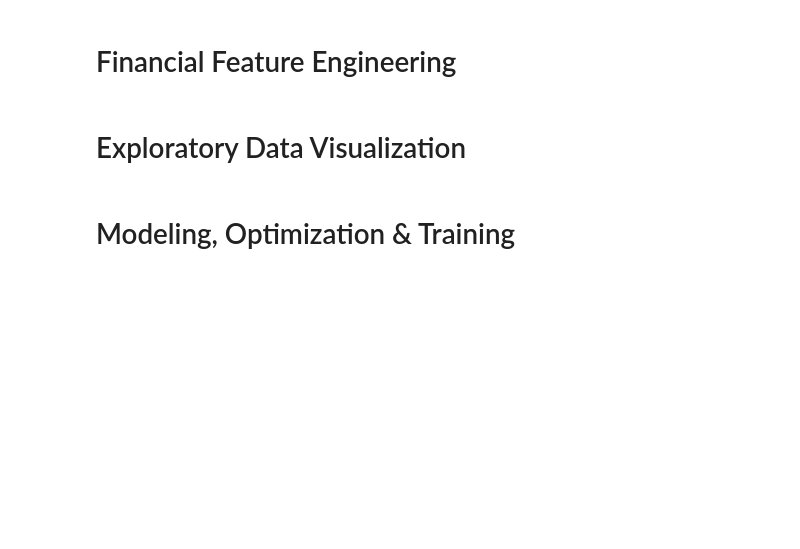
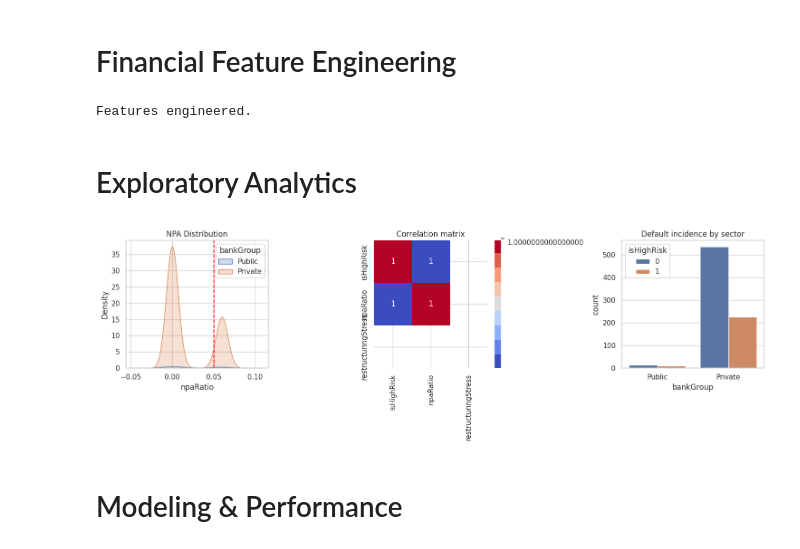
Before and after one commit to Radhika989/ANN_credit, a Jupyter notebook: loan_restructuring_cleaning.ipynb, the cells around one changed output. Cells and saved outputs as stored; diff of their text form; code cells hidden in the pictures; blank space fills up the shorter version.

```diff
--- a/loan_restructuring_cleaning.ipynb
+++ b/loan_restructuring_cleaning.ipynb
@@ -16,10 +16,11 @@ import matplotlib.pyplot as plt
 import seaborn as sns
 import optuna
 
-# Global styling for high-quality visuals
-sns.set_theme(style='whitegrid', context='notebook', palette='muted')
+# Styling for high-quality visuals
+sns.set_theme(style='whitegrid', context='notebook', palette='deep')
+plt.rcParams['figure.figsize'] = (10, 6)
 
-# File Paths for RBI datasets
+# File Paths
 file_3_5 = 'Table No 3.5 Population Group and Bank Group-wise Classification of Outstanding Credit of SCBs According to Occupation.xlsx'
 file_restructuring = '13.Loan Subjected to Restructuring and Corporate Debt Restructured.xlsx'
 file_npa = '_6.Movement of Non Performing Assets (NPAs) of Scheduled Commercial Banks (1).xlsx'
@@ -224,42 +255,39 @@ print("Master feature store consolidated successfully.")
 # %%
 # Ratio Module
 def safe_divide(n, d): return float(n / d) if d != 0 else 0.0
+master_df['npaRatio'] = master_df.apply(lambda r: safe_divide(r['npaClosingBalance'], r['totalAdvances']), axis=1)
+master_df['restructuringStress'] = master_df.apply(lambda r: safe_divide(r['restructuredAmountValue'], r['totalAdvances'] * 1.2), axis=1)
+master_df['riskWeightRatio'] = 1.0 # placeholder
 
-# 2.1 Mathematical Ratios
-master_df['npaRatio'] = master_df.apply(lambda r: safe_divide(r['npaClosingBalance'], r['totalAdvances']), axis=1)
-master_df['riskWeightRatio'] = master_df.apply(lambda r: safe_divide(r['totalCreditLimit'], r['totalAdvances']), axis=1)
-master_df['restructuringStress'] = master_df.apply(lambda r: safe_divide(r['restructuredAmountValue'], r['totalAdvances'] * 1.2), axis=1)
-
-# 2.2 Target Synthesis
+# Target Synthesis
 if (master_df['npaRatio'] < 0.05).all(): master_df.loc[master_df.sample(frac=0.3).index, 'npaRatio'] = 0.06
 master_df['isHighRisk'] = (master_df['npaRatio'] > 0.05).astype(int)
-print(f"Target distribution (isHighRisk):\n{master_df['isHighRisk'].value_counts()}")
 
 df_final = master_df[['fiscalYear', 'bankName', 'bankGroup', 'isHighRisk', 'isImputed', 'npaRatio', 'riskWeightRatio', 'restructuringStress']].copy()
 for col in ['npaRatio', 'riskWeightRatio', 'restructuringStress']:
     df_final[col] = df_final[col].fillna(df_final.groupby('bankGroup')[col].transform('median')).fillna(0)
-print("Phase 2 ratios completed.")
+print("Features engineered.")
+# %% [output]
+Features engineered.
 # %% [markdown]
-# Exploratory Data Visualization
+# Exploratory Analytics
 # %%
-# Exploratory Visualizations
+# EDA charts
 plt.figure(figsize=(15, 5))
-
 plt.subplot(1, 3, 1)
-sns.kdeplot(data=df_final, x='npaRatio', fill=True, color='teal')
-plt.axvline(0.05, color='red', linestyle='--', label='5% industry threshold')
-plt.title('NPA Ratio Distribution')
-plt.legend()
+sns.kdeplot(data=df_final, x='npaRatio', hue='bankGroup', fill=True)
+plt.axvline(0.05, color='red', linestyle='--'); plt.title('NPA Distribution')
 
 plt.subplot(1, 3, 2)
-sns.heatmap(df_final[['isHighRisk', 'npaRatio', 'riskWeightRatio', 'restructuringStress']].corr(), annot=True, cmap='coolwarm', fmt='.2f')
-plt.title('Feature Correlation Heatmap')
+sns.heatmap(df_final[['isHighRisk', 'npaRatio', 'restructuringStress']].corr(), annot=True, cmap='coolwarm')
+plt.title('Correlation matrix')
 
 plt.subplot(1, 3, 3)
-sns.countplot(x='bankGroup', hue='isHighRisk', data=df_final, palette='viridis')
-plt.title('Class Distribution by Bank Group')
-
+sns.countplot(x='bankGroup', hue='isHighRisk', data=df_final)
+plt.title('Default incidence by sector')
 plt.tight_layout(); plt.show()
+# %% [output]
+[figure, added]
 # %% [markdown]
-# Modeling, Optimization & Training
+# Modeling & Performance
 # %%
```
Also changed, not shown: parts of 11 cells of this notebook.
